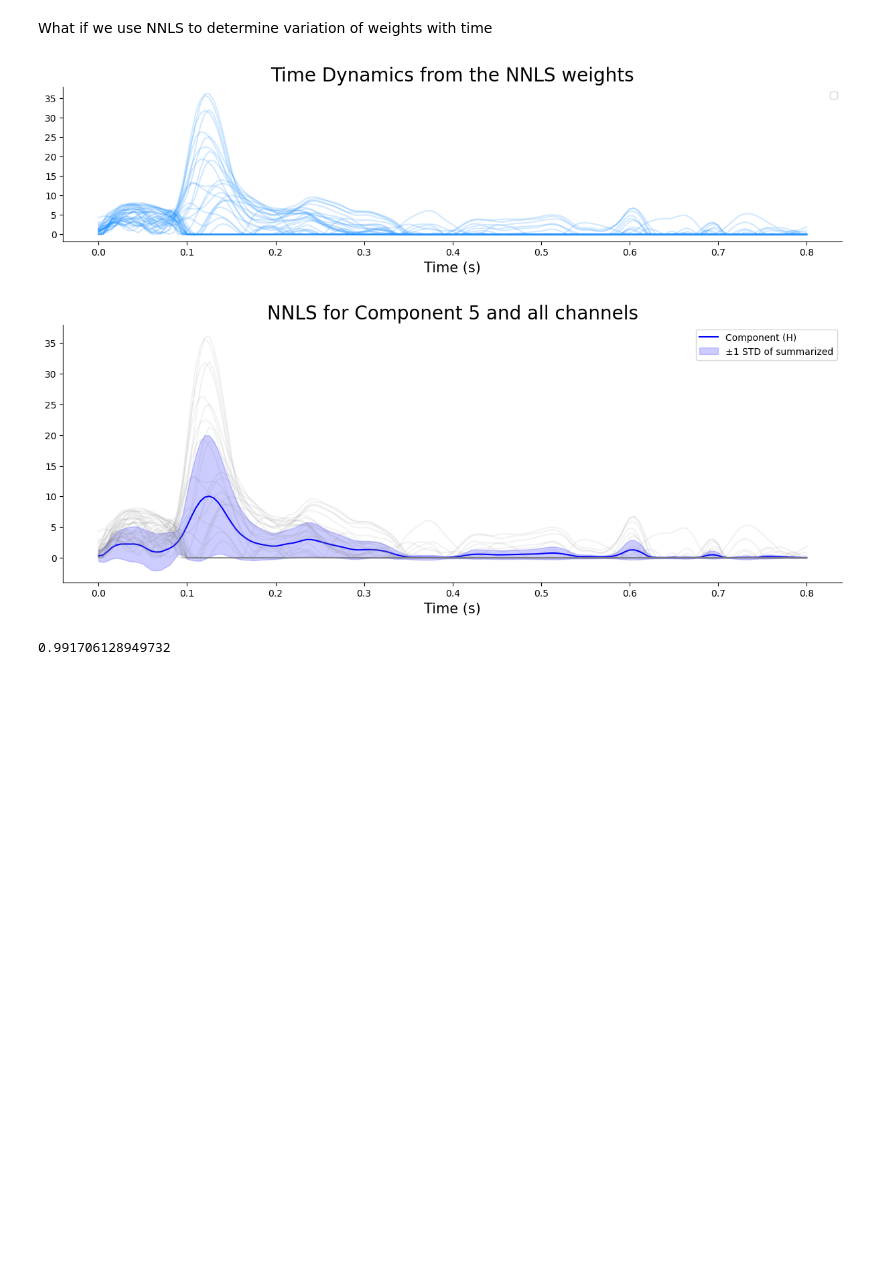
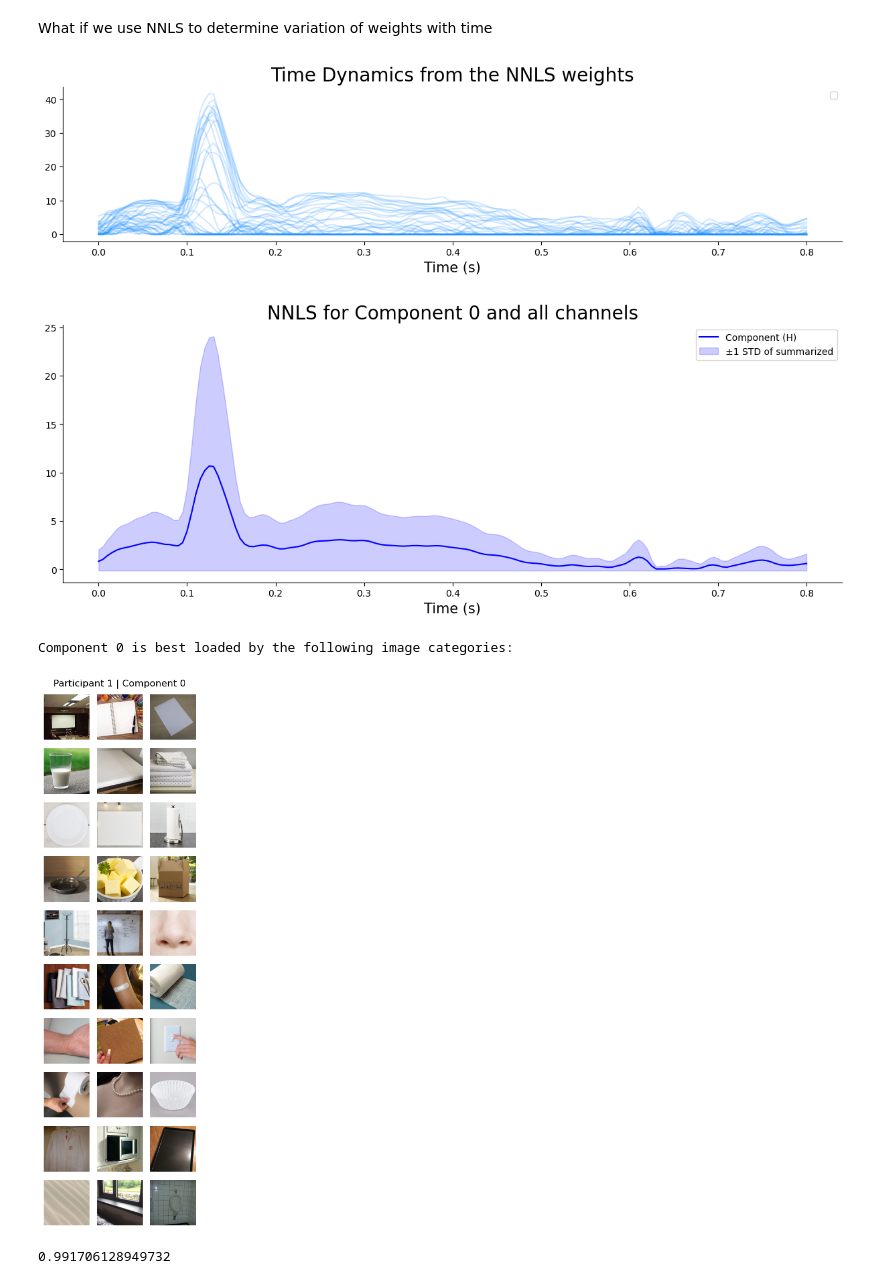
Before and after one commit to AtharvSuryawanshi/Neural-Representations-using-Things-Database, a Jupyter notebook: notebooks/NMF_meg9.ipynb, the cells around one changed output. Drawn from its saved outputs; the diff is of its cells as text; code cells hidden in the pictures; blank space fills up the shorter version.

Commit message:
small printing specific components fix

```diff
--- a/notebooks/NMF_meg9.ipynb
+++ b/notebooks/NMF_meg9.ipynb
@@ -284,9 +284,9 @@ def print_specific_component_images(idk, participant_no, component_no, W = None,
     W = idk.W_dict[participant_no]
     nmf_components_vs_category = np.zeros((nmf_components, images_to_show))
     for i in range(nmf_components):
-        sorted_indices = np.argsort(W[:,i])
+        sorted_indices = np.argsort(W[:,i])[::-1]
         # print(f'Categories which are best on component {i} are: {sorted_indices[-images_to_show:]}')
-        nmf_components_vs_category[i,:] = sorted_indices[-images_to_show:]
+        nmf_components_vs_category[i,:] = sorted_indices[:images_to_show]
     # plot images for the top 5 categories for specified component
     print(f"Component {component_no} is best loaded by the following image categories:")
     fig, axs = plt.subplots(rows, int(images_to_show/rows), figsize=(images_to_show//rows, rows))
@@ -415,14 +415,15 @@ def plot_summarized_component(array, participant, title=''):
     plt.figure(figsize=(15, 5))
     plt.title(title, fontsize=20)
     plt.plot(time_points, H.T, label='Component (H)', color='blue')
-    plt.fill_between(time_points, H.T.flatten() - std_error, H.T.flatten() + std_error,
+    plt.fill_between(time_points, np.max(H.T.flatten() - std_error, 0), H.T.flatten() + std_error,
                      alpha=0.2, color='blue', label='±1 STD of summarized')
     # plt.fill_between(time_points, H.T.flatten() - std_error0, H.T.flatten() + std_error0,
                         # alpha=0.2, color='orange', label='±1 STD of reconstructed error')
-    plt.plot(time_points, array.T, alpha=0.1, color='gray')
+    # plt.plot(time_points, array.T, alpha=0.1, color='gray')
     plt.xlabel('Time (s)', fontsize=15)
     plt.gca().spines['top'].set_visible(False)
     plt.gca().spines['right'].set_visible(False)
+    # plt.ylim(0, 40)
     plt.legend()
     plt.show()
 # %% [markdown]
@@ -654,7 +655,7 @@ What if we use NNLS to determine variation of weights with time
 # %%
 nnls_1 = perform_plot_nnls(idk, participant_no=1, X=idk.X_dict[1], channel_plt=1, baseline_regressor=True)
 # %%
-component = 5
+component = 0
 
 # PCA gives bad results, non-physcal values of components
 # pca = PCA(n_components=2)
@@ -681,12 +682,14 @@ plt.legend()
 plt.show()
 # print_specific_component_images(idk, 1, component, images_to_show=30, rows=6)
 # %% [output]
-[figure, old version]
+[figure, new version]
 # %%
 plot_summarized_component(nnls_1[component, :, :], 1, title = f'NNLS for Component {component} and all channels')
-# print_specific_component_images(idk, 1, component, images_to_show=30, rows=6)
+print_specific_component_images(idk, 1, component, images_to_show=30, rows=10)
 # %% [output]
-[figure, old version]
+[figure, new version]
+Component 0 is best loaded by the following image categories:
+[figure, added]
 # %%
 data = idk.X_dict[1]
 data = data.reshape(NOS_CONCEPTS, idk.NOS_CHANNELS_OPT, idk.NOS_TIME_POINTS)
```
Also changed, not shown: parts of 1 cell of this notebook, 1 other file.
